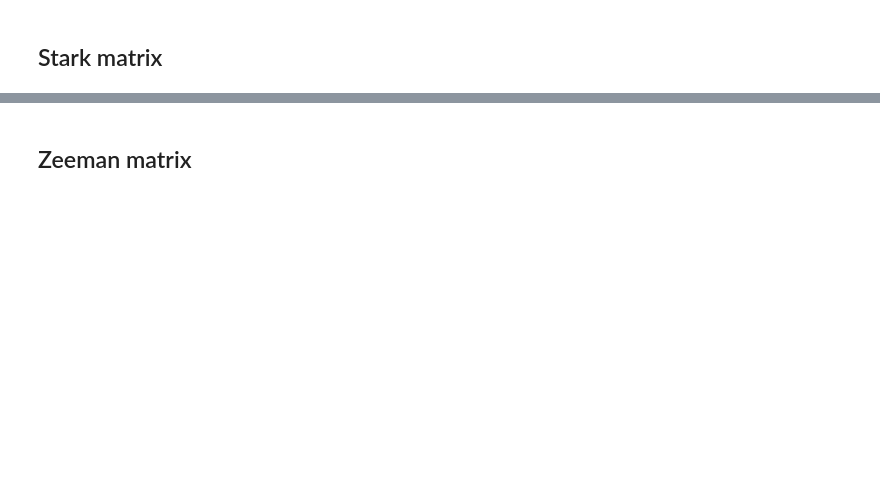
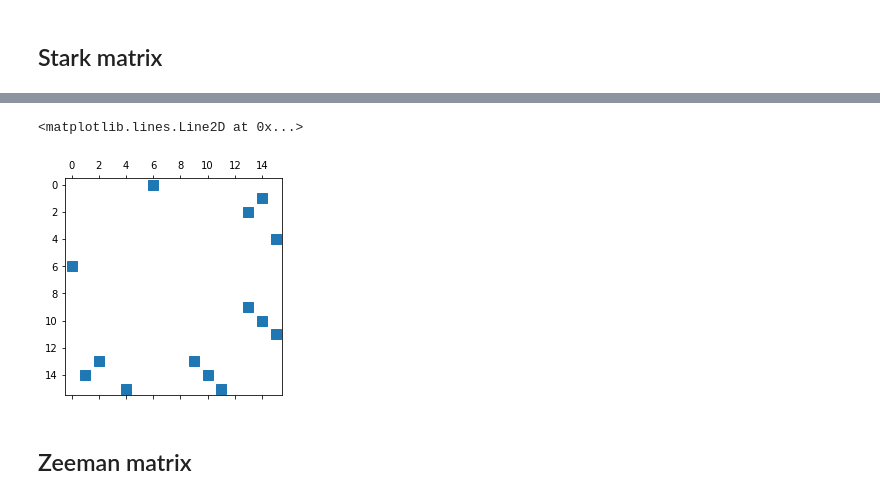
Before and after one commit to ad3ller/pypositronium, a Jupyter notebook: notebooks/Matrices.ipynb, the cells around one changed output, grey strips where cells are left out. Cells and saved outputs as stored; diff of their text form; code cells hidden in the pictures; blank space fills up the shorter version.

```diff
--- a/notebooks/Matrices.ipynb
+++ b/notebooks/Matrices.ipynb
@@ -42,3 +50,8 @@ H.stark(Fz=500.1)
+# %%
+plt.spy(H._stark_z_matrix)
+# %% [output]
+<matplotlib.lines.Line2D at 0x...>
+[figure, added]
 # %% [markdown]
 ## Zeeman matrix
 # %%
```
Also changed, not shown: parts of 20 cells of this notebook, 12 other files.
